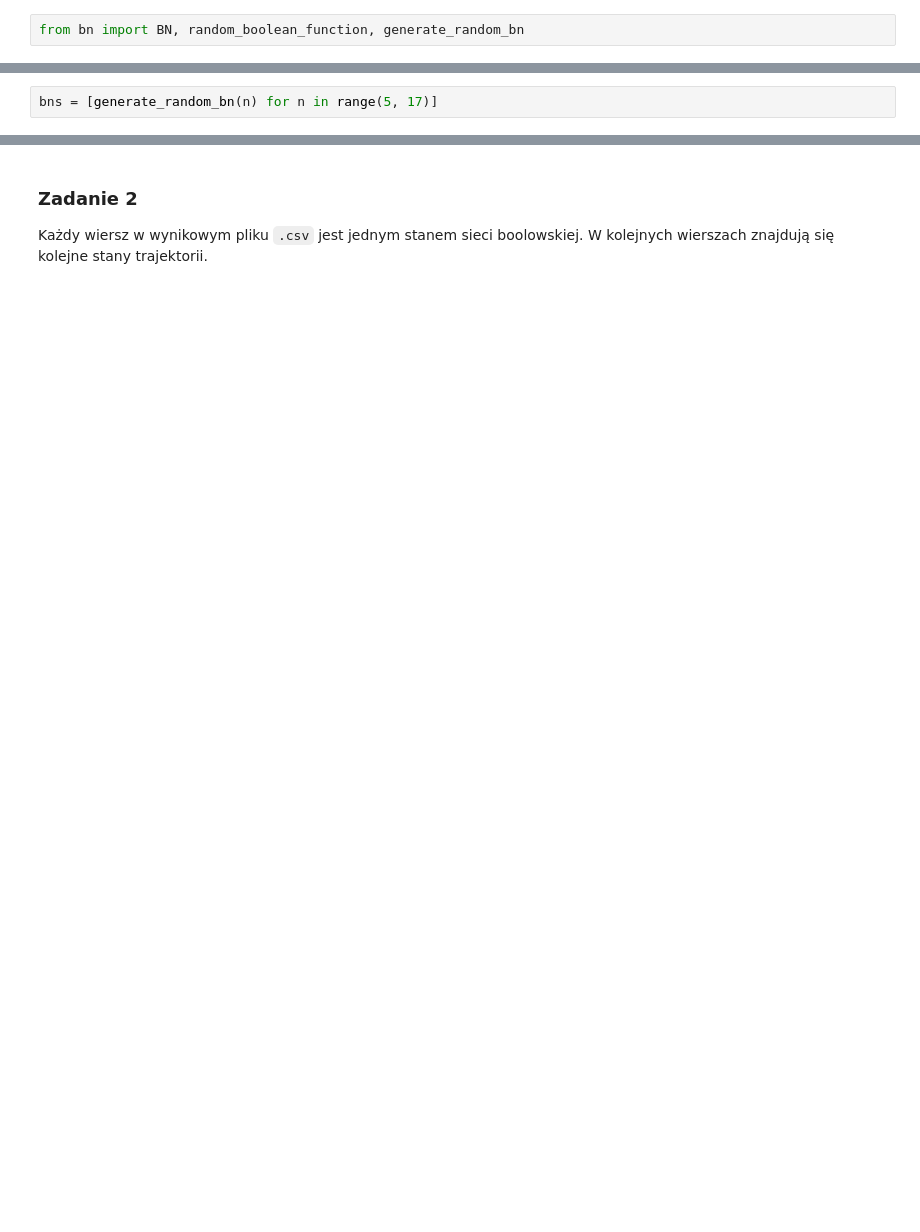
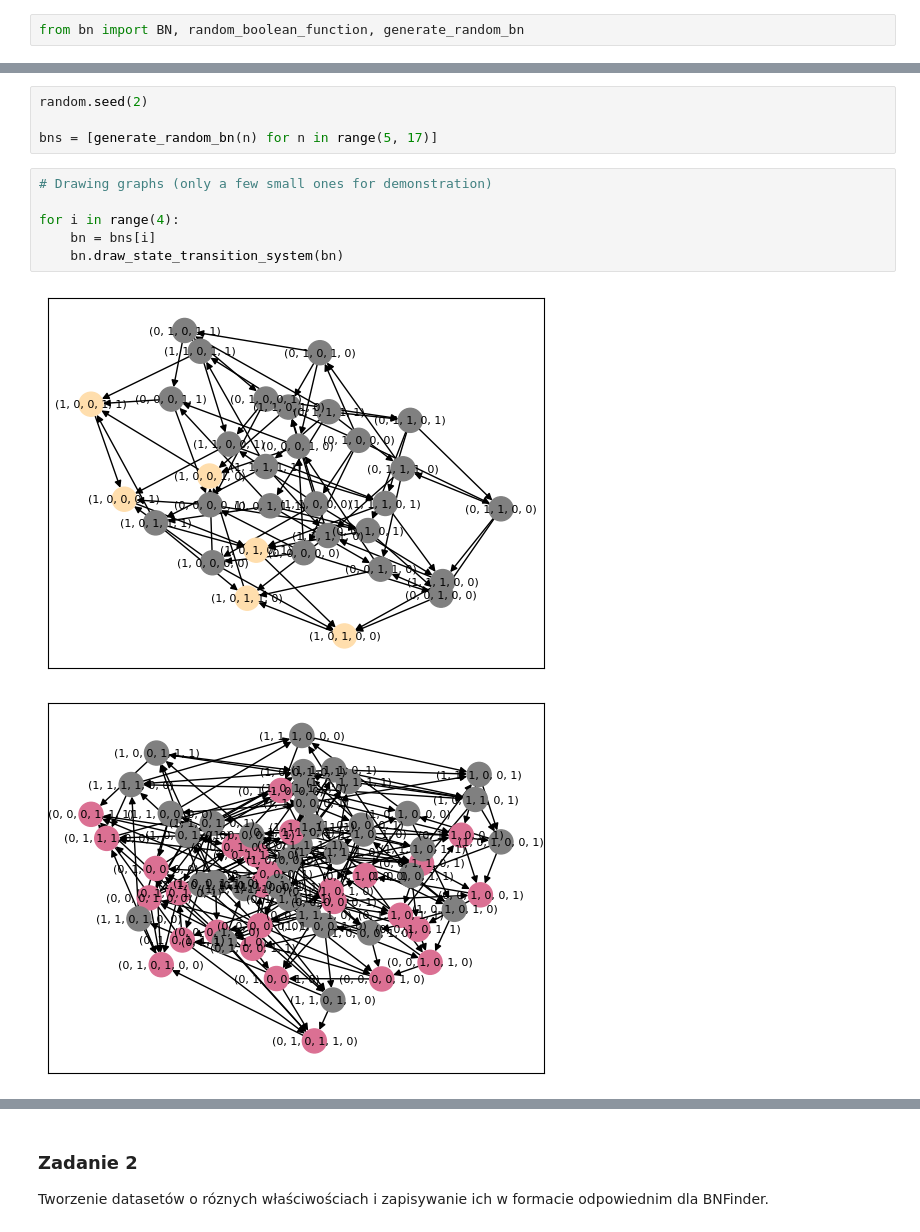
Before and after one commit to zlewkarzbenc/sad_2_project, a Jupyter notebook: main.ipynb, the cells around one changed output, grey strips where cells are left out. Saved outputs shown, nothing was run; the diff lists cells and outputs as text; blank space fills up the shorter version.

```diff
--- a/main.ipynb
+++ b/main.ipynb
@@ -17,2 +21,13 @@ from bn import BN, random_boolean_function, generate_random_bn
 # %%
+random.seed(2)
+
 bns = [generate_random_bn(n) for n in range(5, 17)]
+# %%
+# Drawing graphs (only a few small ones for demonstration)
+
+for i in range(4):
+    bn = bns[i]
+    bn.draw_state_transition_system(bn)
+# %% [output]
+[figure, added]
+[figure, added]
@@ -19,4 +36,5 @@ bns = [generate_random_bn(n) for n in range(5, 17)]
 # %% [markdown]
 ### Zadanie 2
-Każdy wiersz w wynikowym pliku `.csv` jest jednym stanem sieci boolowskiej. W kolejnych wierszach znajdują się kolejne stany trajektorii.
+
+Tworzenie datasetów o róznych właściwościach i zapisywanie ich w formacie odpowiednim dla BNFinder.
 # %%
```
Also changed, not shown: parts of 14 cells of this notebook, 14 other files.
